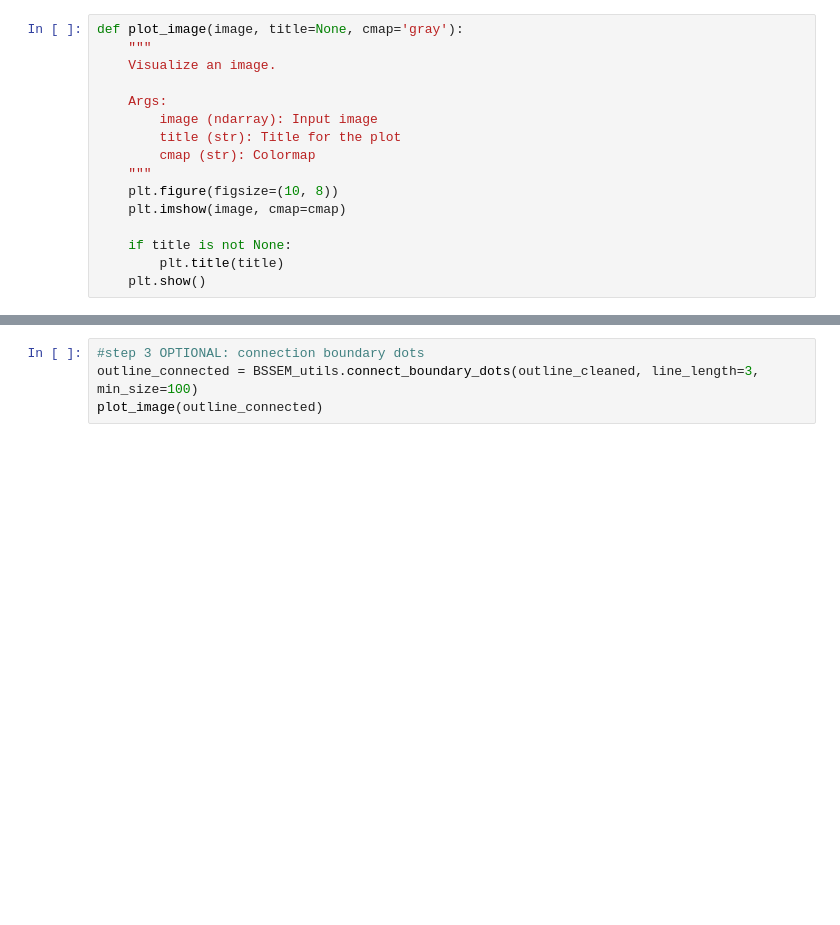
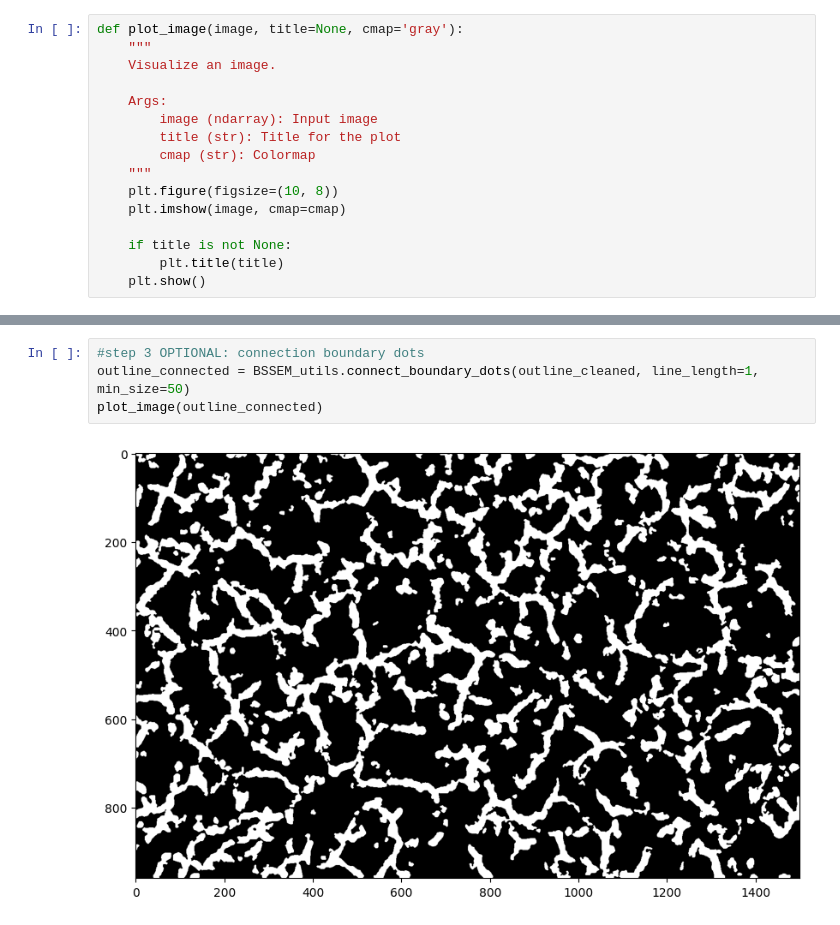
Before and after one commit to Robin-Hsu/SEM_grain_segmentation, a Jupyter notebook: postprocess_analysis.ipynb, the cells around one changed output, grey strips where cells are left out. Cells and saved outputs as stored; diff of their text form; blank space fills up the shorter version.

```diff
--- a/postprocess_analysis.ipynb
+++ b/postprocess_analysis.ipynb
@@ -55,5 +62,7 @@ plot_image(outline_cleaned)
 # %%
 #step 3 OPTIONAL: connection boundary dots
-outline_connected = BSSEM_utils.connect_boundary_dots(outline_cleaned, line_length=3, min_size=100)
+outline_connected = BSSEM_utils.connect_boundary_dots(outline_cleaned, line_length=1, min_size=50)
 plot_image(outline_connected)
+# %% [output]
+[figure, added]
 # %%
```
Also changed, not shown: parts of 8 cells of this notebook, 5 other files.
